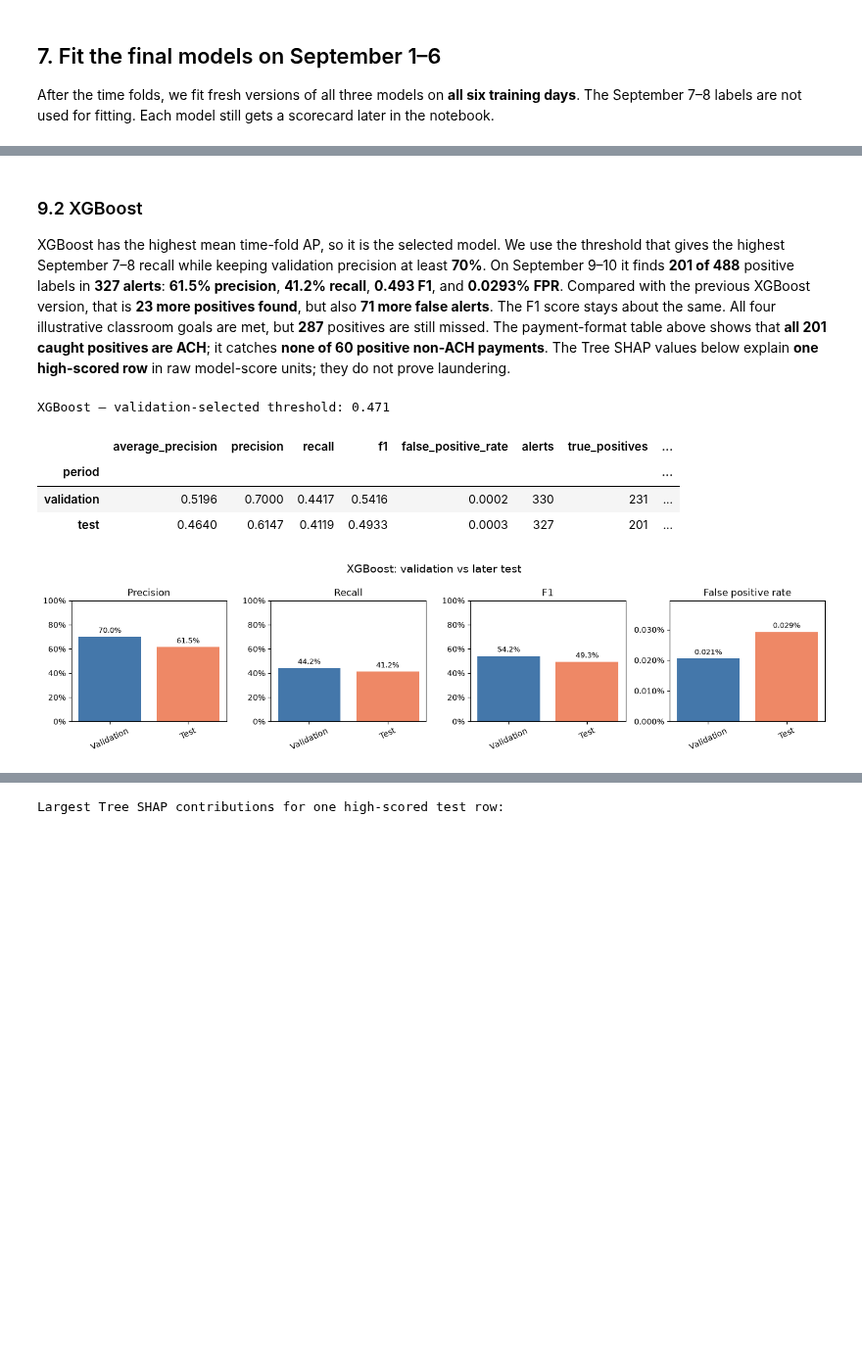
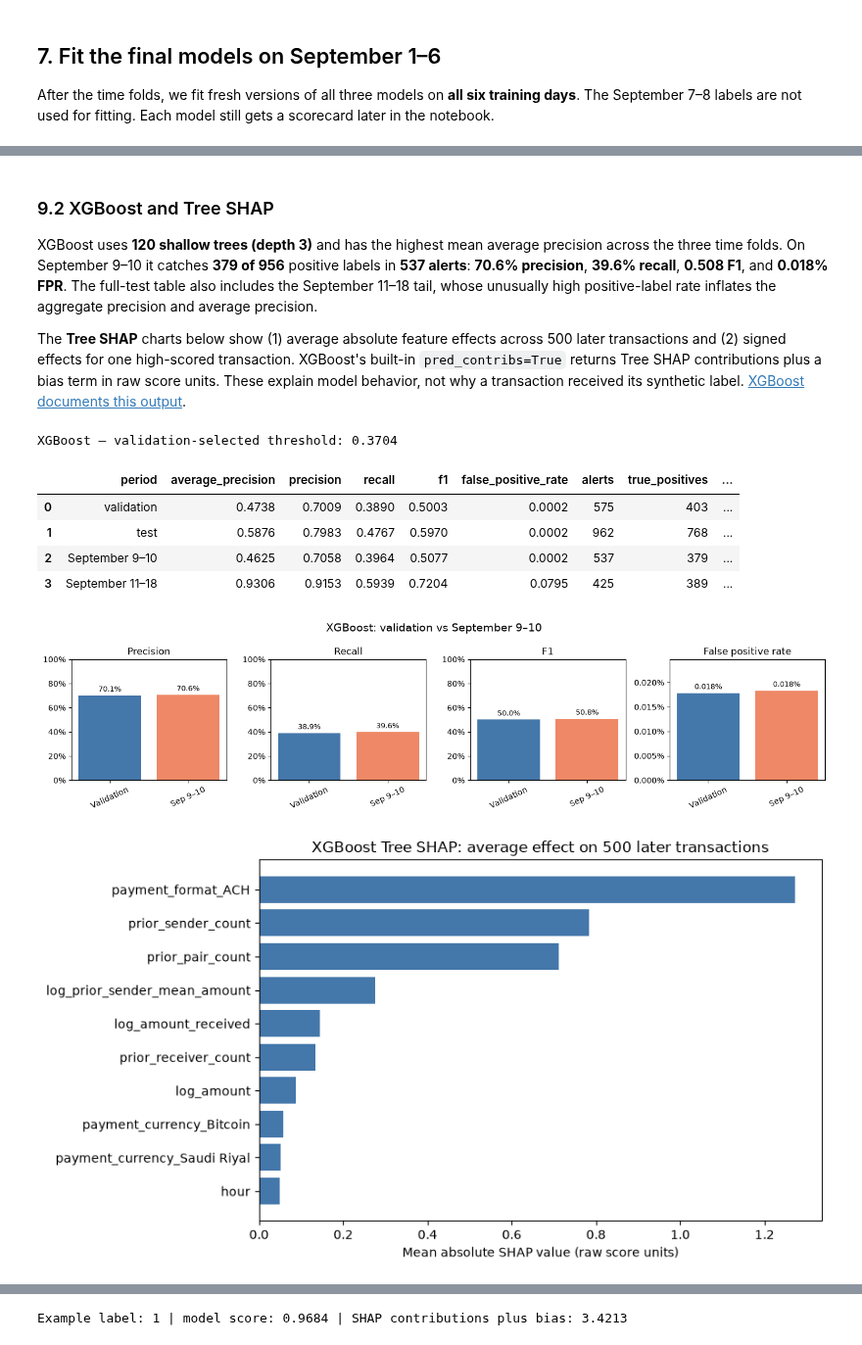
Before and after one commit to codewithdaniel1/Explainable-AML-Transaction-Monitoring, a Jupyter notebook: aml_modeling.ipynb, the cells around one changed output, grey strips where cells are left out. Shown at 98% size. Cells and saved outputs as stored; diff of their text form; code cells hidden in the pictures; blank space fills up the shorter version.

```diff
--- a/aml_modeling.ipynb
+++ b/aml_modeling.ipynb
@@ -375,9 +353,9 @@ After the time folds, we fit fresh versions of all three models on **all six tra
 # %%
 weights = np.where(y_train == 1, positive_weight, 1.0)
 models["Logistic regression"].fit(
-    X_train, y_train, logisticregression__sample_weight=weights
+    X_train_logistic, y_train, logisticregression__sample_weight=weights
 )
 models["XGBoost"].fit(X_train, y_train)
 models["EBM"].fit(X_train, y_train, sample_weight=weights)
-print("Fitted on all September 1–6 rows:", ", ".join(models))
+print("Fitted on all September 1-6 rows:", ", ".join(models))
 # %% [output]
@@ -640,11 +597,16 @@ The model was selected on the three earlier time folds; thresholds were chosen o
 # %%
 def show_model_scorecard(name):
-    model_results = results[results["model"] == name].set_index("period").loc[["validation", "test"]]
+    validation_row = results[(results["model"] == name) & (results["period"] == "validation")]
+    full_test_row = results[(results["model"] == name) & (results["period"] == "test")]
+    date_rows = period_results[period_results["model"] == name]
+    model_results = pd.concat([validation_row, full_test_row, date_rows], ignore_index=True)
     print(name, "— validation-selected threshold:", round(thresholds[name], 4))
-    display(model_results[["average_precision", "precision", "recall", "f1",
+    display(model_results[["period", "average_precision", "precision", "recall", "f1",
                            "false_positive_rate", "alerts", "true_positives",
                            "false_positives"]].round(4))
 
+    # Compare validation with the ordinary later dates on the same chart.
+    chart_rows = model_results[model_results["period"].isin(["validation", "September 9–10"])]
     metrics = [
         ("precision", "Precision"),
         ("recall", "Recall"),
@@ -653,8 +615,8 @@ def show_model_scorecard(name):
     ]
     fig, axes = plt.subplots(1, 4, figsize=(14, 3.5))
     for ax, (metric, title) in zip(axes, metrics):
-        values = model_results[metric].to_numpy()
-        bars = ax.bar(["Validation", "Test"], values, color=["#4477AA", "#EE8866"])
+        values = chart_rows[metric].to_numpy()
+        bars = ax.bar(["Validation", "Sep 9–10"], values, color=["#4477AA", "#EE8866"])
         labels = [f"{value:.3%}" if metric == "false_positive_rate" else f"{value:.1%}"
                   for value in values]
         ax.bar_label(bars, labels=labels, padding=3, fontsize=9)
@@ -664,7 +626,7 @@ def show_model_scorecard(name):
             PercentFormatter(1, decimals=3 if metric == "false_positive_rate" else 0)
         )
         ax.tick_params(axis="x", labelrotation=25)
-    fig.suptitle(name + ": validation vs later test", fontsize=14)
+    fig.suptitle(name + ": validation vs September 9–10", fontsize=14)
     fig.tight_layout()
     plt.show()
 # %% [markdown]
@@ -700,22 +678,49 @@ dtype: float32
 # %% [markdown]
-### 9.2 XGBoost
+### 9.2 XGBoost and Tree SHAP
 
-XGBoost has the highest mean time-fold AP, so it is the selected model. We use the threshold that gives the highest September 7–8 recall while keeping validation precision at least **70%**. On September 9–10 it finds **201 of 488** positive labels in **327 alerts**: **61.5% precision**, **41.2% recall**, **0.493 F1**, and **0.0293% FPR**. Compared with the previous XGBoost version, that is **23 more positives found**, but also **71 more false alerts**. The F1 score stays about the same. All four illustrative classroom goals are met, but **287** positives are still missed. The payment-format table above shows that **all 201 caught positives are ACH**; it catches **none of 60 positive non-ACH payments**. The Tree SHAP values below explain **one high-scored row** in raw model-score units; they do not prove laundering.
+XGBoost uses **120 shallow trees (depth 3)** and has the highest mean average precision across the three time folds. On September 9–10 it catches **379 of 956** positive labels in **537 alerts**: **70.6% precision**, **39.6% recall**, **0.508 F1**, and **0.018% FPR**. The full-test table also includes the September 11–18 tail, whose unusually high positive-label rate inflates the aggregate precision and average precision.
+
+The **Tree SHAP** charts below show (1) average absolute feature effects across 500 later transactions and (2) signed effects for one high-scored transaction. XGBoost's built-in `pred_contribs=True` returns Tree SHAP contributions plus a bias term in raw score units. These explain model behavior, not why a transaction received its synthetic label. [XGBoost documents this output](https://xgboost.readthedocs.io/en/latest/python/python_api.html).
 # %%
 show_model_scorecard("XGBoost")
 
 xgboost = models["XGBoost"]
-most_flagged = np.argmax(scores[("XGBoost", "test")])
-contributions = xgboost.get_booster().predict(
-    DMatrix(X_test.iloc[[most_flagged]]), pred_contribs=True
-)[0][:-1]
-shap_values = pd.Series(contributions, index=X_train.columns)
-print("Largest Tree SHAP contributions for one high-scored test row:")
-display(shap_values.reindex(shap_values.abs().sort_values(ascending=False).index).head(10))
+booster = xgboost.get_booster()
+shap_sample = X_test.sample(n=500, random_state=SEED)
+shap_matrix = booster.predict(DMatrix(shap_sample), pred_contribs=True)
+mean_abs_shap = pd.Series(
+    np.abs(shap_matrix[:, :-1]).mean(axis=0), index=X_train.columns
+)
+top_global = mean_abs_shap.nlargest(10).sort_values()
+fig, ax = plt.subplots(figsize=(9, 5))
+ax.barh(top_global.index, top_global, color="#4477AA")
+ax.set_title("XGBoost Tree SHAP: average effect on 500 later transactions")
+ax.set_xlabel("Mean absolute SHAP value (raw score units)")
+fig.tight_layout()
+plt.show()
+
+xgb_row = np.argmax(scores[("XGBoost", "test")])
+local_values = booster.predict(
+    DMatrix(X_test.iloc[[xgb_row]]), pred_contribs=True
+)[0]
+local_shap = pd.Series(local_values[:-1], index=X_train.columns)
+top_local = local_shap.loc[local_shap.abs().nlargest(10).index].sort_values()
+fig, ax = plt.subplots(figsize=(9, 5))
+ax.barh(top_local.index, top_local,
+        color=np.where(top_local >= 0, "#4477AA", "#EE8866"))
+ax.set_title("XGBoost Tree SHAP: one high-scored transaction")
+ax.set_xlabel("Contribution to this transaction's raw score")
+fig.tight_layout()
+plt.show()
+print("Example label:", int(y_test.iloc[xgb_row]),
+      "| model score:", round(float(scores[("XGBoost", "test")][xgb_row]), 4),
+      "| SHAP contributions plus bias:", round(float(local_values.sum()), 4))
 # %% [output]
-XGBoost — validation-selected threshold: 0.471
+XGBoost — validation-selected threshold: 0.3704
-|  | average_precision | precision | recall | f1 | false_positive_rate | alerts | true_positives | ... |
-| period |  |  |  |  |  |  |  | ... |
-| validation | 0.5196 | 0.7000 | 0.4417 | 0.5416 | 0.0002 | 330 | 231 | ... |
-| test | 0.4640 | 0.6147 | 0.4119 | 0.4933 | 0.0003 | 327 | 201 | ... |
+|  | period | average_precision | precision | recall | f1 | false_positive_rate | alerts | true_positives | ... |
+| 0 | validation | 0.4738 | 0.7009 | 0.3890 | 0.5003 | 0.0002 | 575 | 403 | ... |
+| 1 | test | 0.5876 | 0.7983 | 0.4767 | 0.5970 | 0.0002 | 962 | 768 | ... |
+| 2 | September 9–10 | 0.4625 | 0.7058 | 0.3964 | 0.5077 | 0.0002 | 537 | 379 | ... |
+| 3 | September 11–18 | 0.9306 | 0.9153 | 0.5939 | 0.7204 | 0.0795 | 425 | 389 | ... |
-[figure, old version]
+[figure, new version]
+[figure, added]
@@ -722 +728 @@ XGBoost — validation-selected threshold: 0.471
-Largest Tree SHAP contributions for one high-scored test row:
+Example label: 1 | model score: 0.9684 | SHAP contributions plus bias: 3.4213
```
Also changed, not shown: parts of 27 cells of this notebook, 2 other files.
